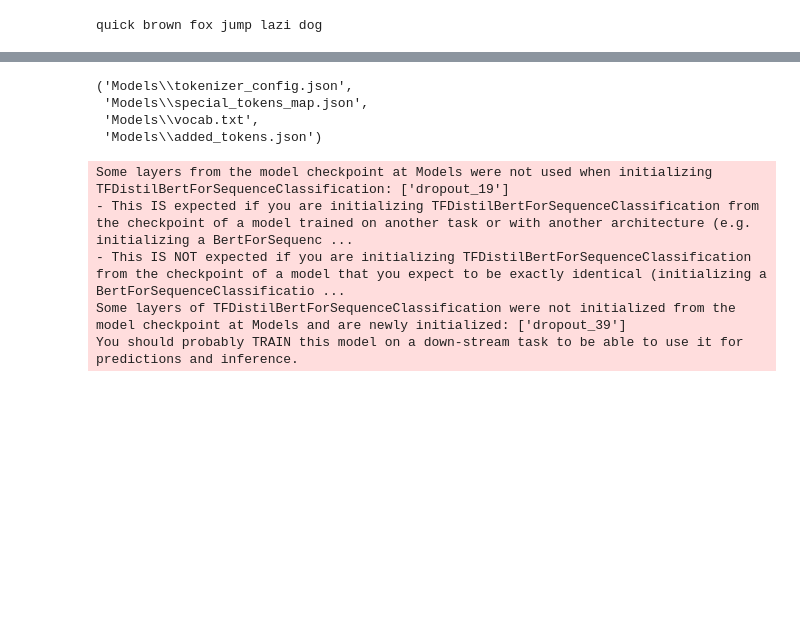
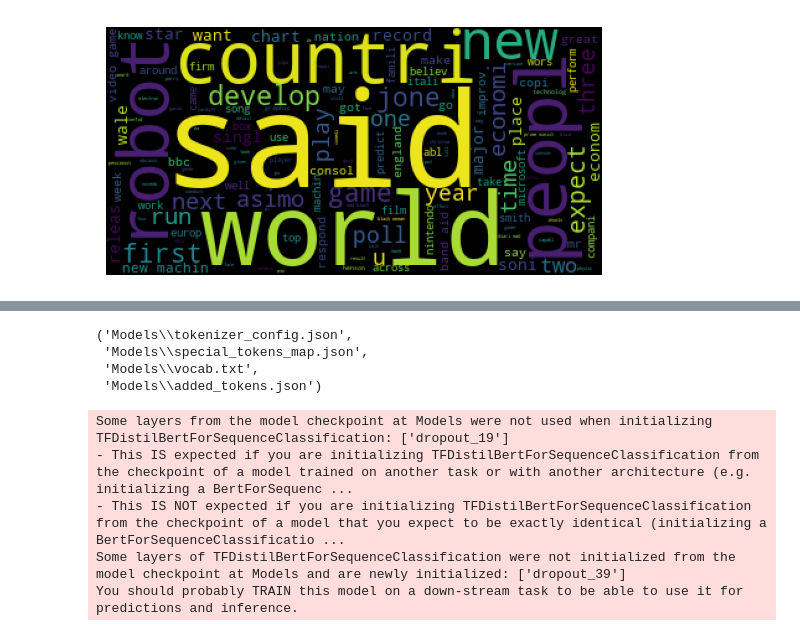
Before and after one commit to rvloenhout/CNN-Text-Classification-Practice, a Jupyter notebook: DistilBERT.ipynb, the cells around one changed output, grey strips where cells are left out. Cells and saved outputs as stored; diff of their text form; code cells hidden in the pictures; blank space fills up the shorter version.

Commit message:
Updated preprocessing steps

```diff
--- a/DistilBERT.ipynb
+++ b/DistilBERT.ipynb
@@ -31,27 +99,45 @@ X_train, X_test, y_train, y_test = train_test_split(X, y, test_size=0.2, random_
 # %%
+#https://medium.com/@kiddojazz/distilbert-for-multiclass-text-classification-using-transformers-d6374e6678ba
+tokenizer = DistilBertTokenizer.from_pretrained('distilbert-base-uncased')
+
+#Add lemmatization
 def preprocess_text(text):
+    # Remove special characters and digits
+    text = re.sub(r'[^a-zA-Z\s]', '', text)
+
+    # Replace multiple whitespaces with a single space
+    text = re.sub(r'\s+', ' ', text)
+
+    # Remove leading and trailing whitespaces
+    text = text.strip()
+
     # Lowercasing
     text = text.lower()
 
     # Removing punctuation
     text = text.translate(str.maketrans('', '', string.punctuation))
 
-    # Removing numbers
-    text = re.sub(r'\d+', '', text)
-
-    # Tokenization
+    # Tokenization with NLTK
     tokens = word_tokenize(text)
 
     # Removing stop words
     stop_words = set(stopwords.words('english'))
-    tokens = [word for word in tokens if word not in stop_words]
+    filtered_tokens = [word for word in tokens if word not in stop_words and word not in tokenizer.all_special_tokens]
 
     # Stemming
     stemmer = PorterStemmer()
-    tokens = [stemmer.stem(word) for word in tokens]
+    stemmed_tokens = [stemmer.stem(word) for word in filtered_tokens]
 
     # Joining tokens
-    text = ' '.join(tokens)
+    text = ' '.join(stemmed_tokens)
+
+    # Tokenization with DistilBert
+    text = tokenizer(text, truncation=True, padding=True)
+    #text = tf.data.Dataset.from_tensor_slices((dict(encoded_input), y_train))
+
     return text
+
+
+# Example usage
+X_train = [preprocess_text(text) for text in X_train]
+X_test = [preprocess_text(text) for text in X_test]
-# %% [output]
-quick brown fox jump lazi dog
@@ -76,3 +144,15 @@ y_train
+# %%
+decoded_texts = [tokenizer.decode(entry['input_ids'], skip_special_tokens=True) for entry in X_train]
+readable_text = pd.DataFrame(decoded_texts, columns=['Text'])
+
+text = readable_text['Text'].values
+wordcloud = WordCloud().generate(str(text))
+
+plt.imshow(wordcloud)
+plt.axis("off")
+plt.show()
+# %% [output]
+[figure, added]
 # %%
 model = TFDistilBertForSequenceClassification.from_pretrained('distilbert-base-uncased', num_labels=5)
 
```
Also changed, not shown: parts of 10 cells of this notebook.
